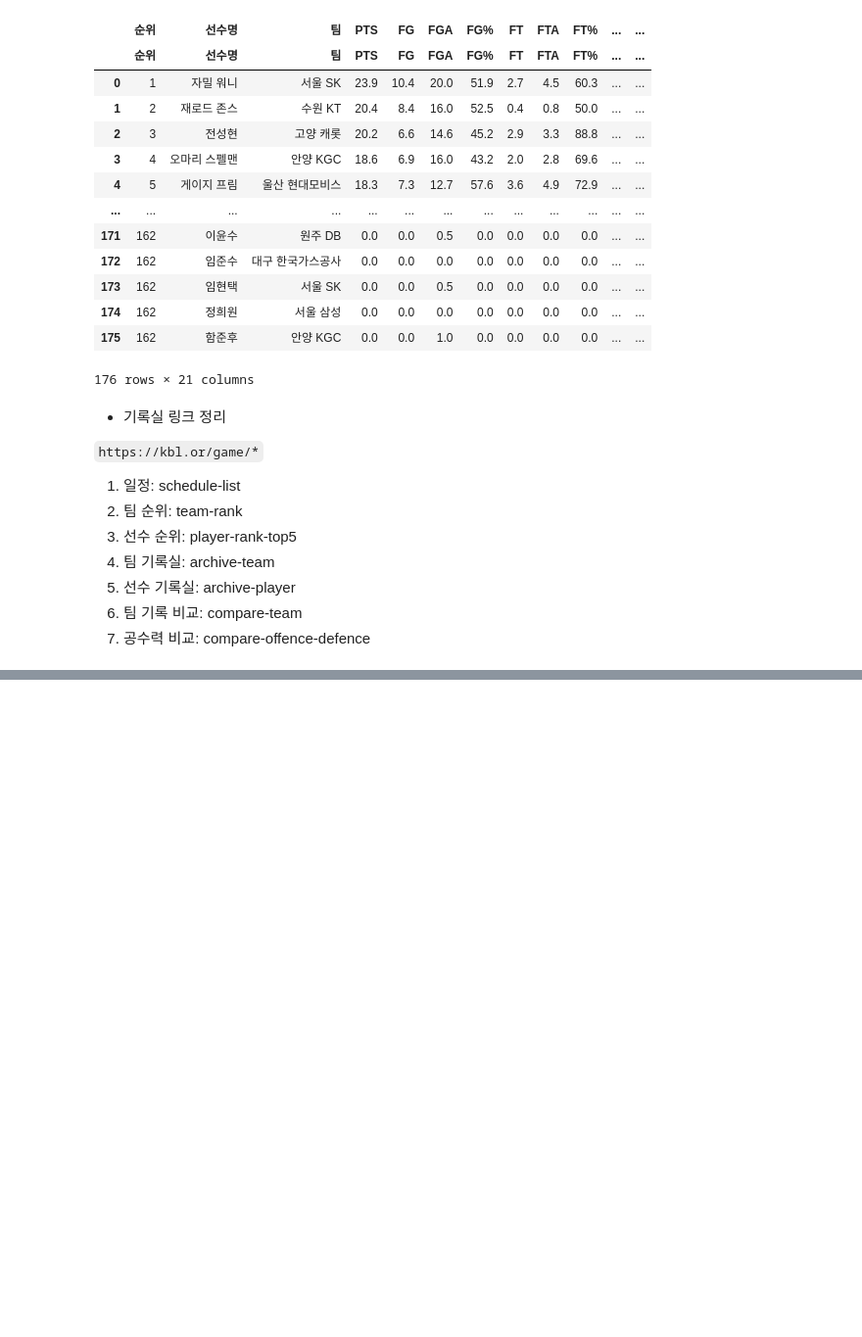
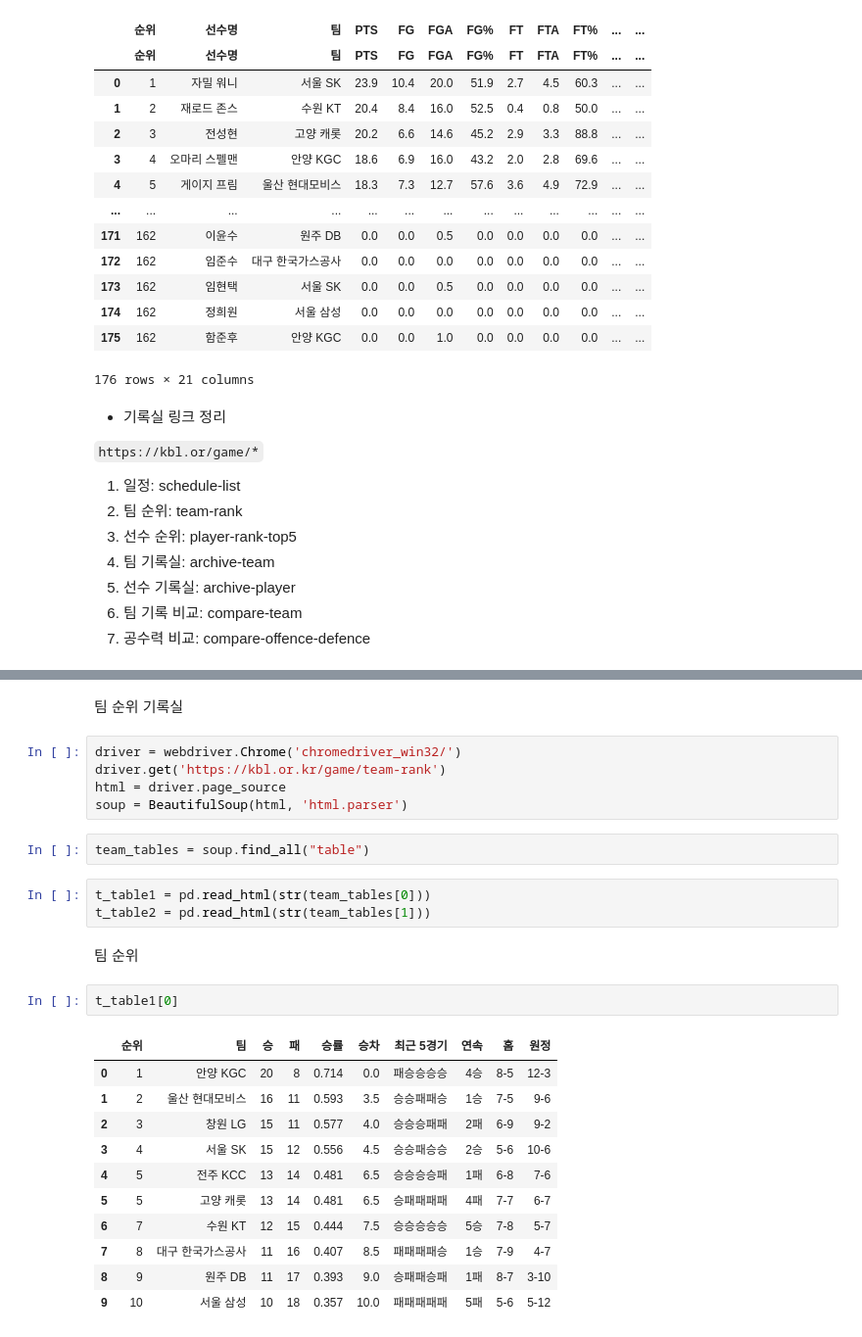
Before and after one commit to minD9it/2022-23_kbl_data_analysis, a Jupyter notebook: kbl_ticket.ipynb, the cells around one changed output, grey strips where cells are left out. Shown at 98% size. Saved outputs shown, nothing was run; the diff lists cells and outputs as text; blank space fills up the shorter version.

```diff
--- a/kbl_ticket.ipynb
+++ b/kbl_ticket.ipynb
@@ -303,0 +341,28 @@ table
+# %% [markdown]
+팀 순위 기록실
+# %%
+driver = webdriver.Chrome('chromedriver_win32/')
+driver.get('https://kbl.or.kr/game/team-rank')
+html = driver.page_source
+soup = BeautifulSoup(html, 'html.parser')
+# %%
+team_tables = soup.find_all("table")
+# %%
+t_table1 = pd.read_html(str(team_tables[0]))
+t_table2 = pd.read_html(str(team_tables[1]))
+# %% [markdown]
+팀 순위
+# %%
+t_table1[0]
+# %% [output]
+|  | 순위 | 팀 | 승 | 패 | 승률 | 승차 | 최근 5경기 | 연속 | 홈 | 원정 |
+| 0 | 1 | 안양 KGC | 20 | 8 | 0.714 | 0.0 | 패승승승승 | 4승 | 8-5 | 12-3 |
+| 1 | 2 | 울산 현대모비스 | 16 | 11 | 0.593 | 3.5 | 승승패패승 | 1승 | 7-5 | 9-6 |
+| 2 | 3 | 창원 LG | 15 | 11 | 0.577 | 4.0 | 승승승패패 | 2패 | 6-9 | 9-2 |
+| 3 | 4 | 서울 SK | 15 | 12 | 0.556 | 4.5 | 승승패승승 | 2승 | 5-6 | 10-6 |
+| 4 | 5 | 전주 KCC | 13 | 14 | 0.481 | 6.5 | 승승승승패 | 1패 | 6-8 | 7-6 |
+| 5 | 5 | 고양 캐롯 | 13 | 14 | 0.481 | 6.5 | 승패패패패 | 4패 | 7-7 | 6-7 |
+| 6 | 7 | 수원 KT | 12 | 15 | 0.444 | 7.5 | 승승승승승 | 5승 | 7-8 | 5-7 |
+| 7 | 8 | 대구 한국가스공사 | 11 | 16 | 0.407 | 8.5 | 패패패패승 | 1승 | 7-9 | 4-7 |
+| 8 | 9 | 원주 DB | 11 | 17 | 0.393 | 9.0 | 승패패승패 | 1패 | 8-7 | 3-10 |
+| 9 | 10 | 서울 삼성 | 10 | 18 | 0.357 | 10.0 | 패패패패패 | 5패 | 5-6 | 5-12 |
```
Also changed, not shown: parts of 12 cells of this notebook.
